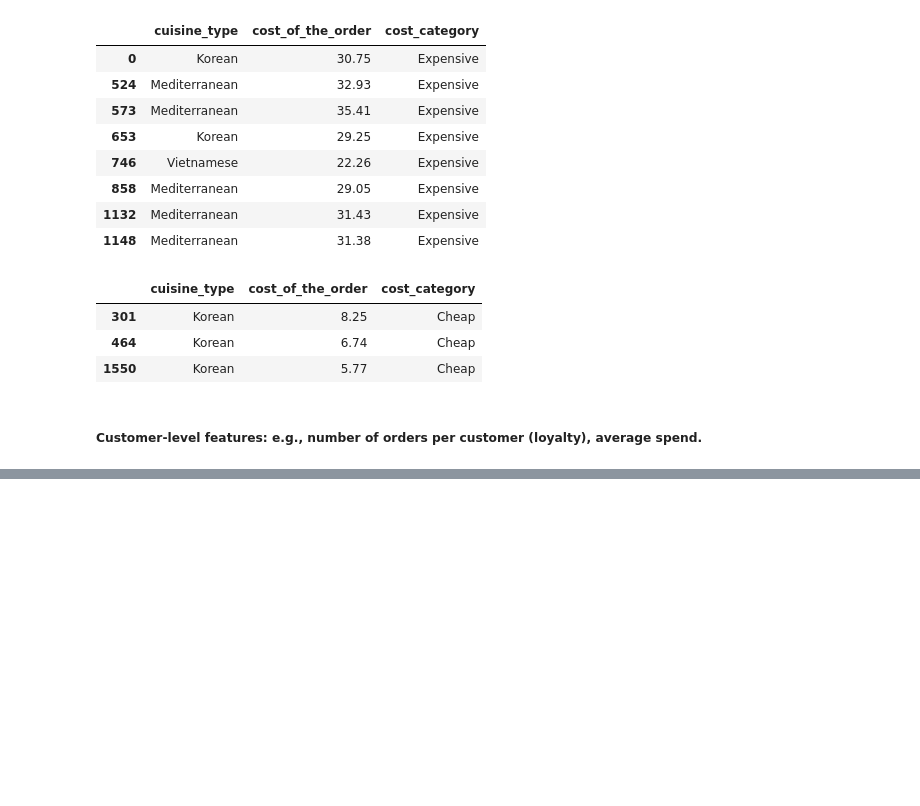
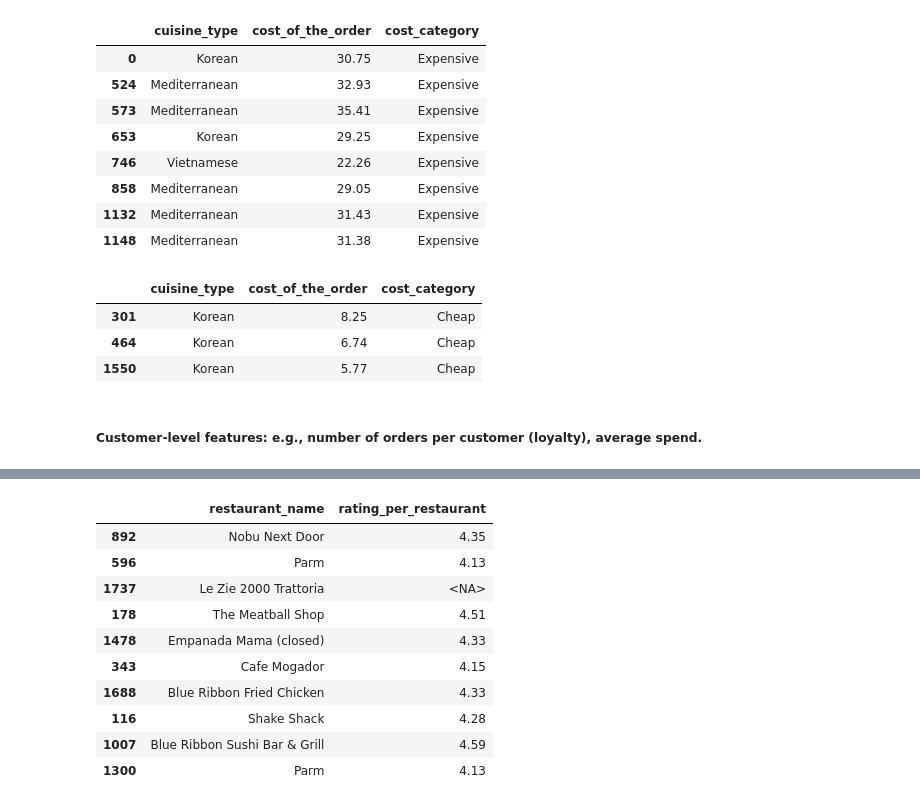
Before and after one commit to J3SSY-ANDU/Food-Delivery-Data-Analysis, a Jupyter notebook: notebooks/food_delivery_orders_eda.ipynb, the cells around one changed output, grey strips where cells are left out. Drawn from its saved outputs; the diff is of its cells as text; code cells hidden in the pictures; blank space fills up the shorter version.

```diff
--- a/notebooks/food_delivery_orders_eda.ipynb
+++ b/notebooks/food_delivery_orders_eda.ipynb
@@ -411,0 +430,17 @@ df[['customer_id', 'customer_number_of_orders', 'customer_avg_spend']].sample(10
+# %%
+rating_per_restaurant = round(df.groupby('restaurant_name')['rating'].transform('mean'), 2) # Calculate rating per restaurant
+df.drop(columns=['rating_per_restaurant'], inplace=True, errors='ignore')
+df.insert(value=rating_per_restaurant, column='rating_per_restaurant', loc=8) # Insert column in position 8
+df[['restaurant_name', 'rating_per_restaurant']].sample(10)
+# %% [output]
+|  | restaurant_name | rating_per_restaurant |
+| 892 | Nobu Next Door | 4.35 |
+| 596 | Parm | 4.13 |
+| 1737 | Le Zie 2000 Trattoria | <NA> |
+| 178 | The Meatball Shop | 4.51 |
+| 1478 | Empanada Mama (closed) | 4.33 |
+| 343 | Cafe Mogador | 4.15 |
+| 1688 | Blue Ribbon Fried Chicken | 4.33 |
+| 116 | Shake Shack | 4.28 |
+| 1007 | Blue Ribbon Sushi Bar & Grill | 4.59 |
+| 1300 | Parm | 4.13 |
```
Also changed, not shown: parts of 12 cells of this notebook.
